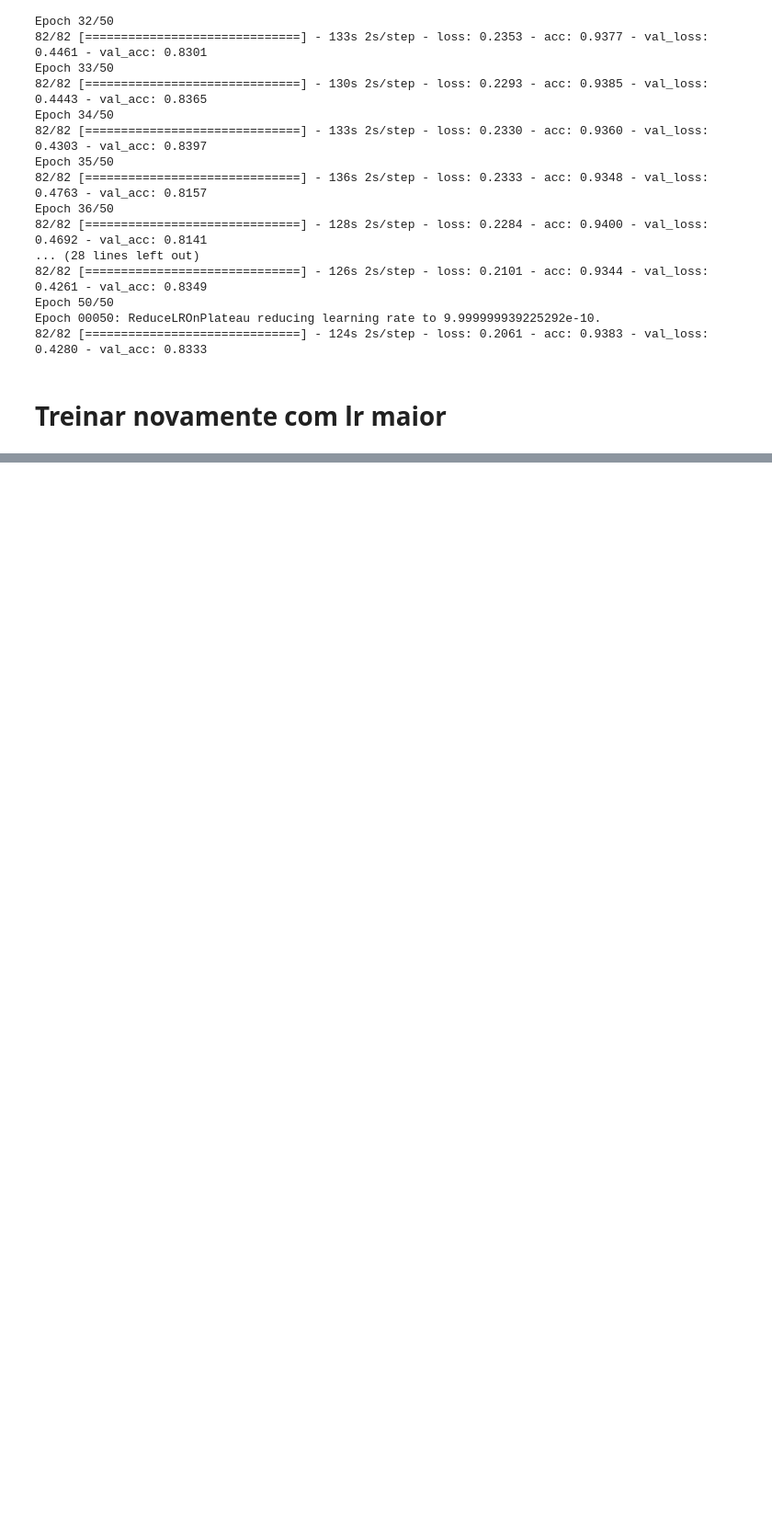
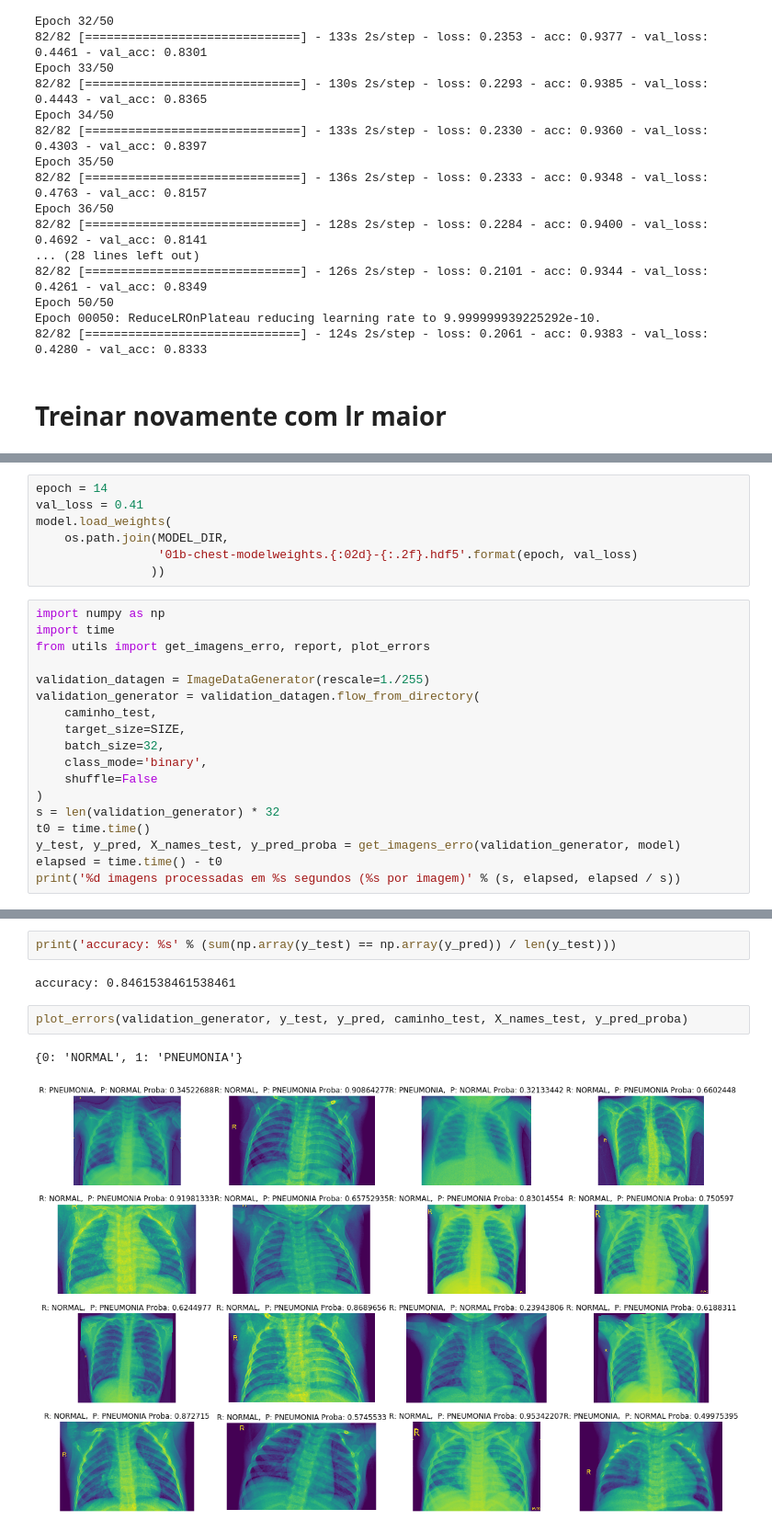
Before and after one commit to IvanBrasilico/model_ajna_1, a Jupyter notebook: notebooks/01b-Baseline-redesimples-chestXRay-tamanhomaior.ipynb, the cells around one changed output, grey strips where cells are left out. Shown at 92% size. Drawn from its saved outputs; the diff is of its cells as text; blank space fills up the shorter version.

```diff
--- a/notebooks/01b-Baseline-redesimples-chestXRay-tamanhomaior.ipynb
+++ b/notebooks/01b-Baseline-redesimples-chestXRay-tamanhomaior.ipynb
@@ -188,0 +188,25 @@ Epoch 16/50
+# %%
+epoch = 14
+val_loss = 0.41
+model.load_weights(
+    os.path.join(MODEL_DIR,
+                 '01b-chest-modelweights.{:02d}-{:.2f}.hdf5'.format(epoch, val_loss)
+                ))
+# %%
+import numpy as np
+import time
+from utils import get_imagens_erro, report, plot_errors
+
+validation_datagen = ImageDataGenerator(rescale=1./255)
+validation_generator = validation_datagen.flow_from_directory(
+    caminho_test,
+    target_size=SIZE,
+    batch_size=32,
+    class_mode='binary',
+    shuffle=False
+)
+s = len(validation_generator) * 32
+t0 = time.time()
+y_test, y_pred, X_names_test, y_pred_proba = get_imagens_erro(validation_generator, model)
+elapsed = time.time() - t0
+print('%d imagens processadas em %s segundos (%s por imagem)' % (s, elapsed, elapsed / s))
@@ -188,0 +231,9 @@ Epoch 16/50
+# %%
+print('accuracy: %s' % (sum(np.array(y_test) == np.array(y_pred)) / len(y_test)))
+# %% [output]
+accuracy: 0.8461538461538461
+# %%
+plot_errors(validation_generator, y_test, y_pred, caminho_test, X_names_test, y_pred_proba)
+# %% [output]
+{0: 'NORMAL', 1: 'PNEUMONIA'}
+[figure, added]
```
Also changed, not shown: parts of 9 cells of this notebook, 32 other files.
